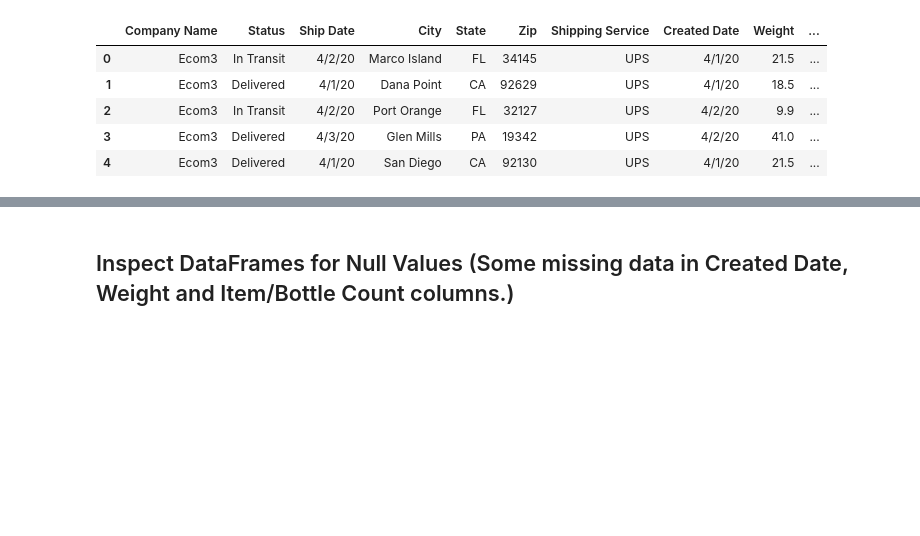
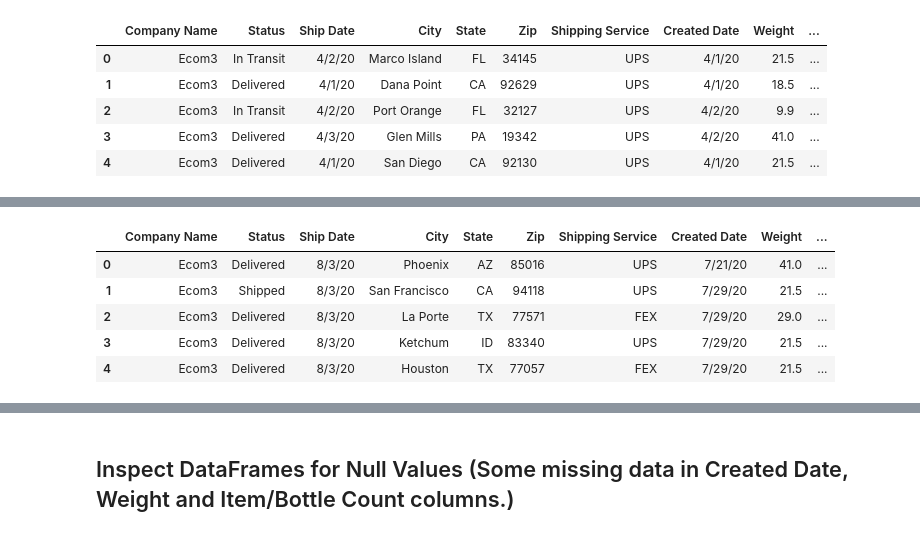
Before and after one commit to Sgant1/Winedemic, a Jupyter notebook: data_frame/Combine_DataFrames_2020.ipynb, the cells around one changed output, grey strips where cells are left out. Saved outputs shown, nothing was run; the diff lists cells and outputs as text; code cells hidden in the pictures; blank space fills up the shorter version.

```diff
--- a/data_frame/Combine_DataFrames_2020.ipynb
+++ b/data_frame/Combine_DataFrames_2020.ipynb
@@ -80,6 +101,13 @@ df_2020_07.head()
 # %%
 # Read the August CSV into a DataFrame
-df_2020_08 = pd.read_csv(load_2020_08, encoding="utf-8")
+df_2020_08 = pd.read_csv(load_2020_08)
 df_2020_08.head()
+# %% [output]
+|  | Company Name | Status | Ship Date | City | State | Zip | Shipping Service | Created Date | Weight | ... |
+| 0 | Ecom3 | Delivered | 8/3/20 | Phoenix | AZ | 85016 | UPS | 7/21/20 | 41.0 | ... |
+| 1 | Ecom3 | Shipped | 8/3/20 | San Francisco | CA | 94118 | UPS | 7/29/20 | 21.5 | ... |
+| 2 | Ecom3 | Delivered | 8/3/20 | La Porte | TX | 77571 | FEX | 7/29/20 | 29.0 | ... |
+| 3 | Ecom3 | Delivered | 8/3/20 | Ketchum | ID | 83340 | UPS | 7/29/20 | 21.5 | ... |
+| 4 | Ecom3 | Delivered | 8/3/20 | Houston | TX | 77057 | FEX | 7/29/20 | 21.5 | ... |
 # %%
 # Read the September CSV into a DataFrame
```
Also changed, not shown: parts of 73 cells of this notebook.
